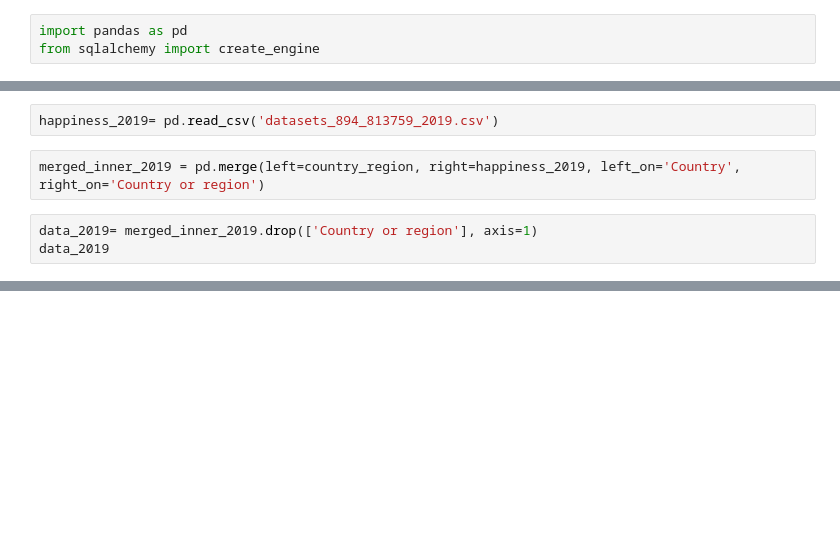
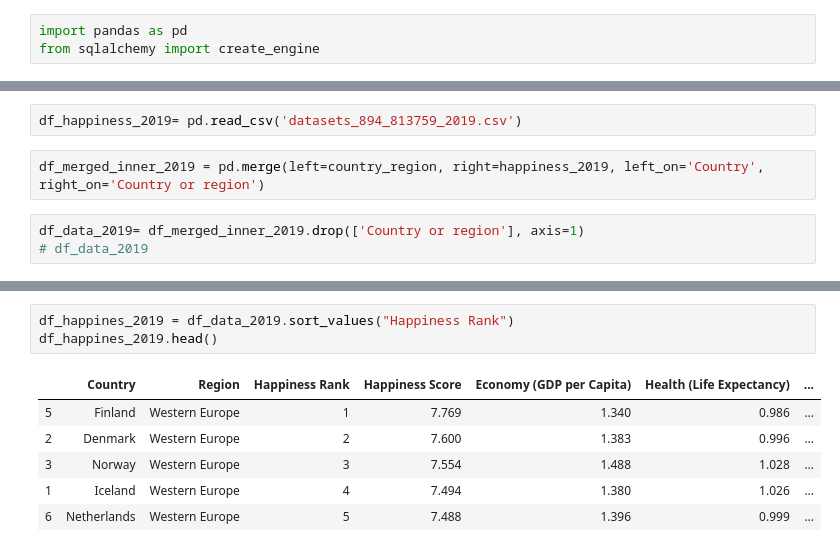
Before and after one commit to IsabelJamal95/project2-notepad, a Jupyter notebook: data-clean.ipynb, the cells around one changed output, grey strips where cells are left out. Drawn from its saved outputs; the diff is of its cells as text; blank space fills up the shorter version.

```diff
--- a/data-clean.ipynb
+++ b/data-clean.ipynb
@@ -82,7 +158,7 @@ data_2018
 # %%
-happiness_2019= pd.read_csv('datasets_894_813759_2019.csv')
+df_happiness_2019= pd.read_csv('datasets_894_813759_2019.csv')
 # %%
-merged_inner_2019 = pd.merge(left=country_region, right=happiness_2019, left_on='Country', right_on='Country or region')
+df_merged_inner_2019 = pd.merge(left=country_region, right=happiness_2019, left_on='Country', right_on='Country or region')
 # %%
-data_2019= merged_inner_2019.drop(['Country or region'], axis=1)
-data_2019
+df_data_2019= df_merged_inner_2019.drop(['Country or region'], axis=1)
+# df_data_2019
@@ -102,0 +165,10 @@ data_2019
+# %%
+df_happines_2019 = df_data_2019.sort_values("Happiness Rank")
+df_happines_2019.head()
+# %% [output]
+|  | Country | Region | Happiness Rank | Happiness Score | Economy (GDP per Capita) | Health (Life Expectancy) | ... |
+| 5 | Finland | Western Europe | 1 | 7.769 | 1.340 | 0.986 | ... |
+| 2 | Denmark | Western Europe | 2 | 7.600 | 1.383 | 0.996 | ... |
+| 3 | Norway | Western Europe | 3 | 7.554 | 1.488 | 1.028 | ... |
+| 1 | Iceland | Western Europe | 4 | 7.494 | 1.380 | 1.026 | ... |
+| 6 | Netherlands | Western Europe | 5 | 7.488 | 1.396 | 0.999 | ... |
```
Also changed, not shown: parts of 16 cells of this notebook, 1 other file.
